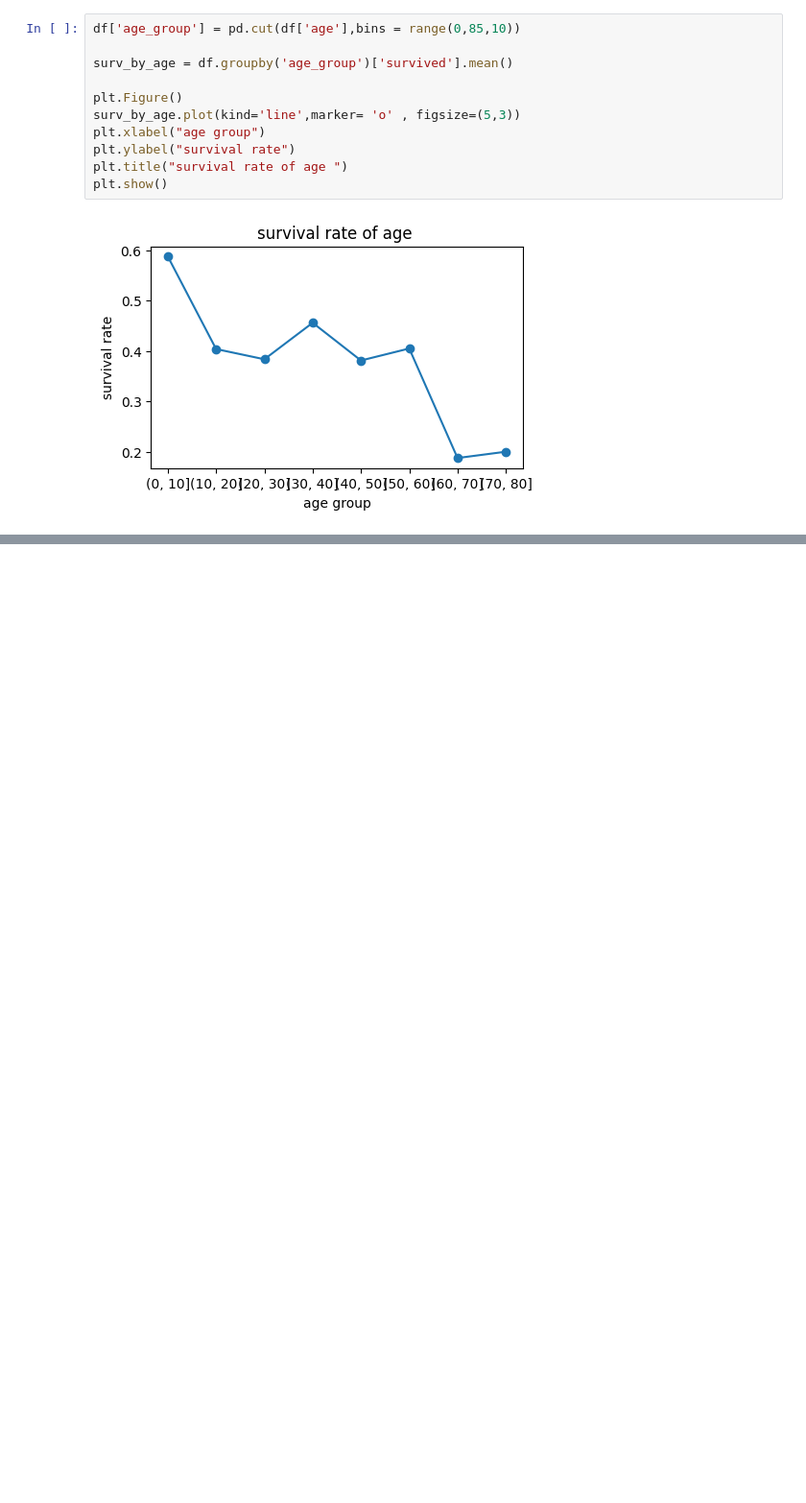
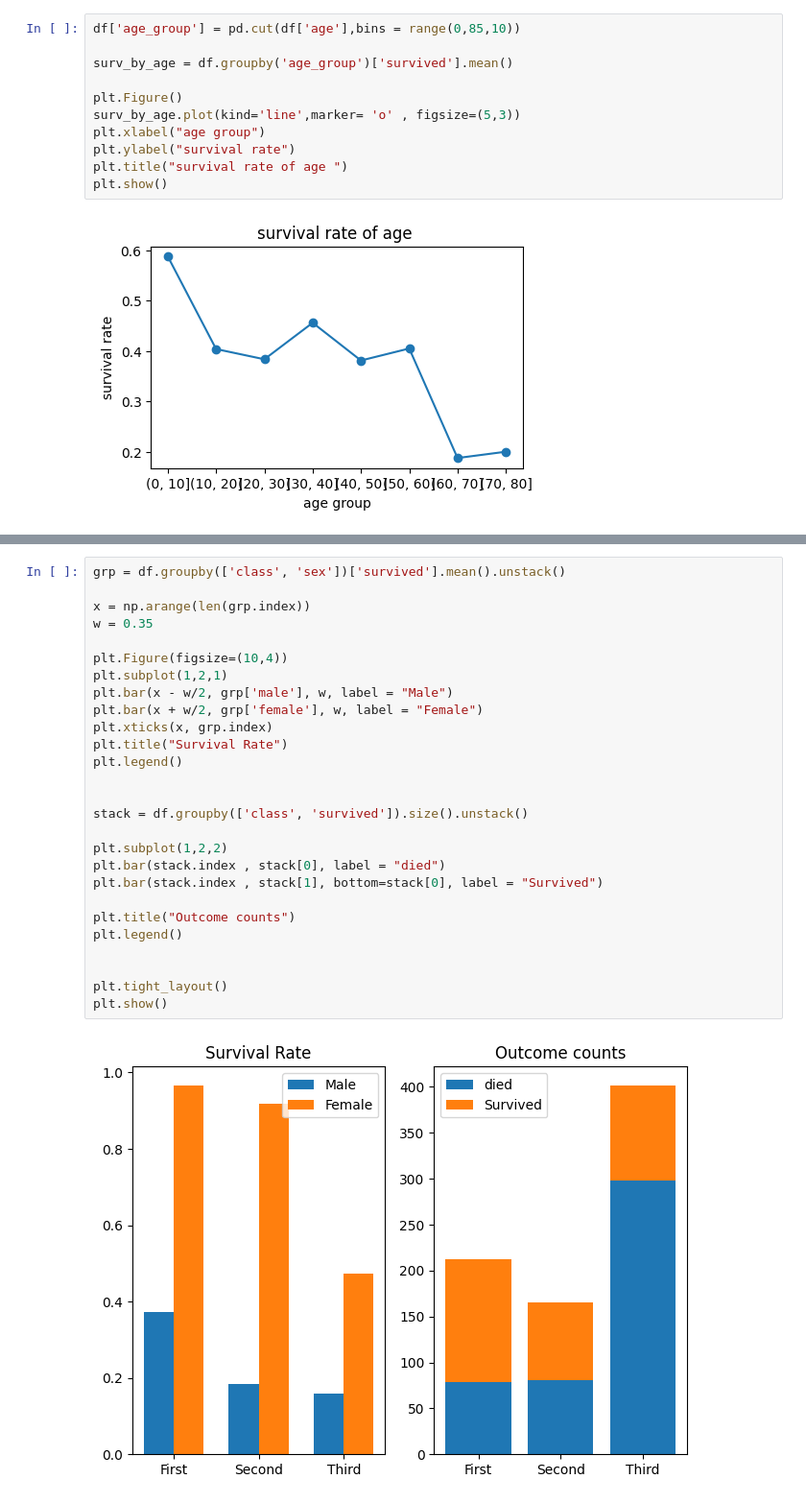
Before and after one commit to MuskanParmar-mp/python_lib, a Jupyter notebook: seabornn.ipynb, the cells around one changed output, grey strips where cells are left out. Shown at 96% size. Saved outputs shown, nothing was run; the diff lists cells and outputs as text; blank space fills up the shorter version.

```diff
--- a/seabornn.ipynb
+++ b/seabornn.ipynb
@@ -259,0 +292,29 @@ plt.show()
+# %%
+grp = df.groupby(['class', 'sex'])['survived'].mean().unstack()
+
+x = np.arange(len(grp.index))
+w = 0.35
+
+plt.Figure(figsize=(10,4))
+plt.subplot(1,2,1)
+plt.bar(x - w/2, grp['male'], w, label = "Male")
+plt.bar(x + w/2, grp['female'], w, label = "Female")
+plt.xticks(x, grp.index)
+plt.title("Survival Rate")
+plt.legend()
+
+
+stack = df.groupby(['class', 'survived']).size().unstack()
+
+plt.subplot(1,2,2)
+plt.bar(stack.index , stack[0], label = "died")
+plt.bar(stack.index , stack[1], bottom=stack[0], label = "Survived")
+
+plt.title("Outcome counts")
+plt.legend()
+
+
+plt.tight_layout()
+plt.show()
+# %% [output]
+[figure, added]
```
Also changed, not shown: parts of 5 cells of this notebook.
